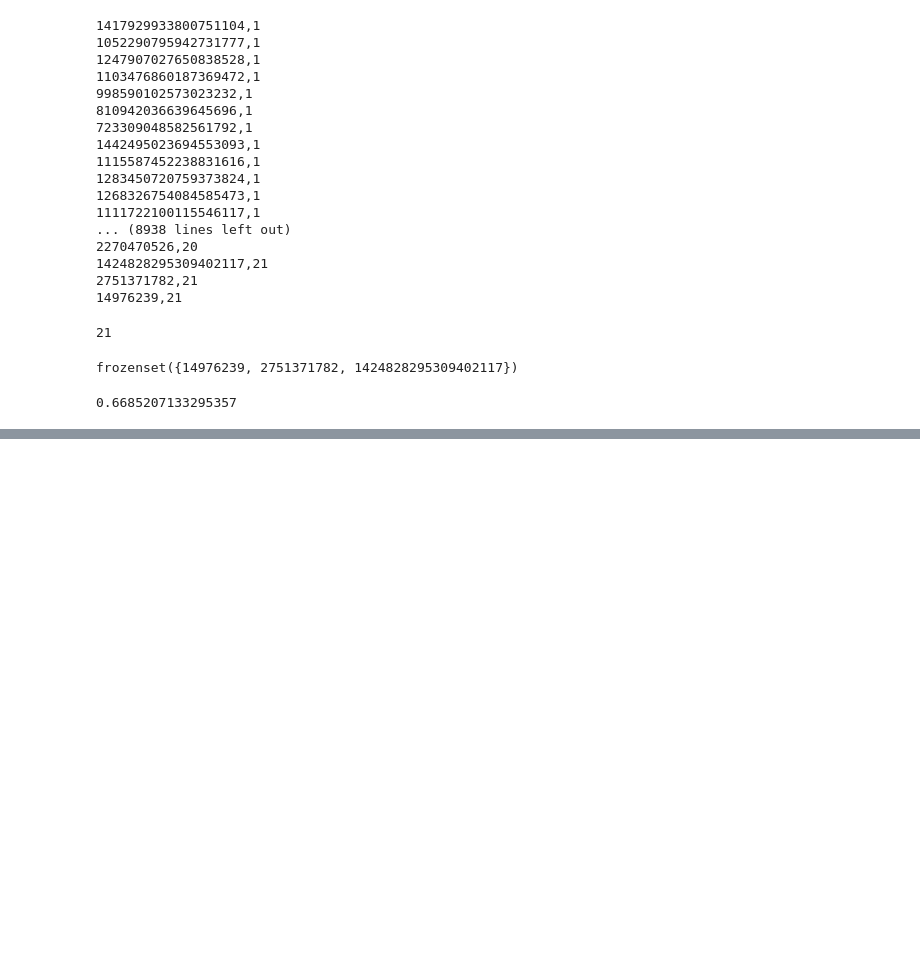
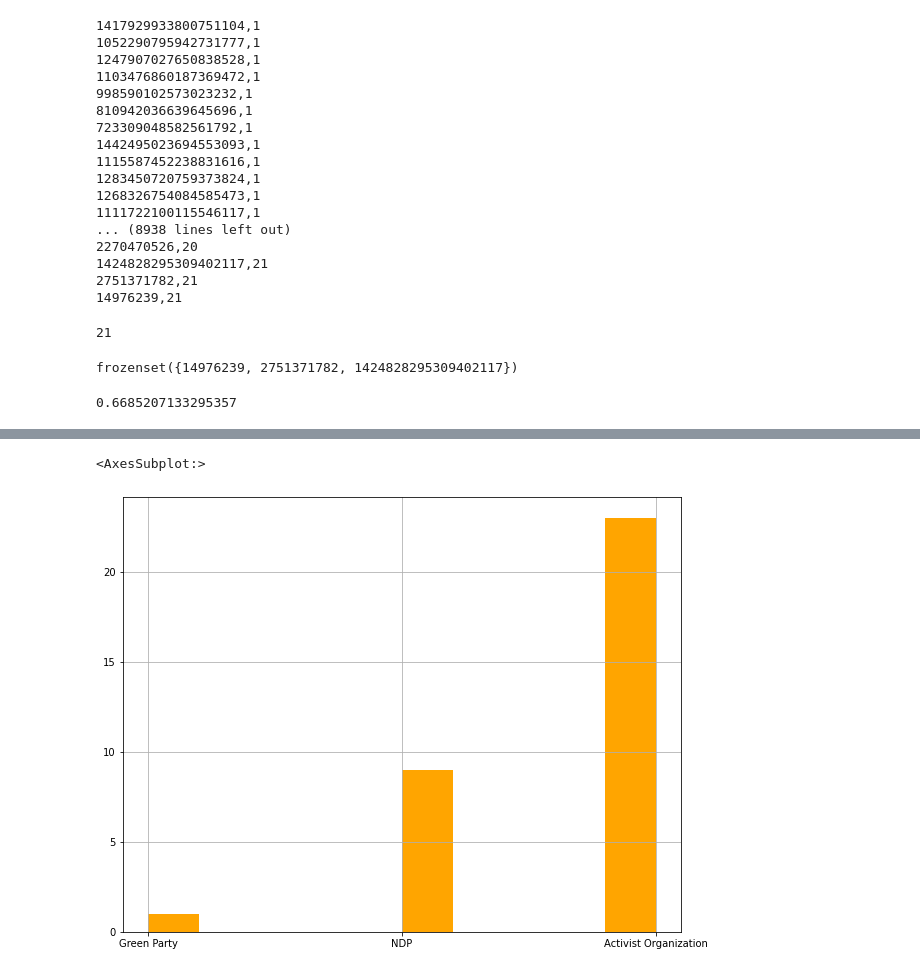
Before and after one commit to kaitlin31415/Canadian-Political-Diversification-Network-Analysis, a Jupyter notebook: Final_Full_Network/Community Analysis/Community Structures.ipynb, the cells around one changed output, grey strips where cells are left out. Cells and saved outputs as stored; diff of their text form; code cells hidden in the pictures; blank space fills up the shorter version.

```diff
--- a/Final_Full_Network/Community Analysis/Community Structures.ipynb
+++ b/Final_Full_Network/Community Analysis/Community Structures.ipynb
@@ -81,0 +99,6 @@ nx_comm.modularity(G, c, weight="weight", resolution="0.115")
+# %%
+community2 = communities[communities["communityid"] == 2]
+community2["political affiliation"].hist(color="Orange",figsize=(10, 8))
+# %% [output]
+<AxesSubplot:>
+[figure, added]
```
Also changed, not shown: parts of 8 cells of this notebook, 40 other files.
